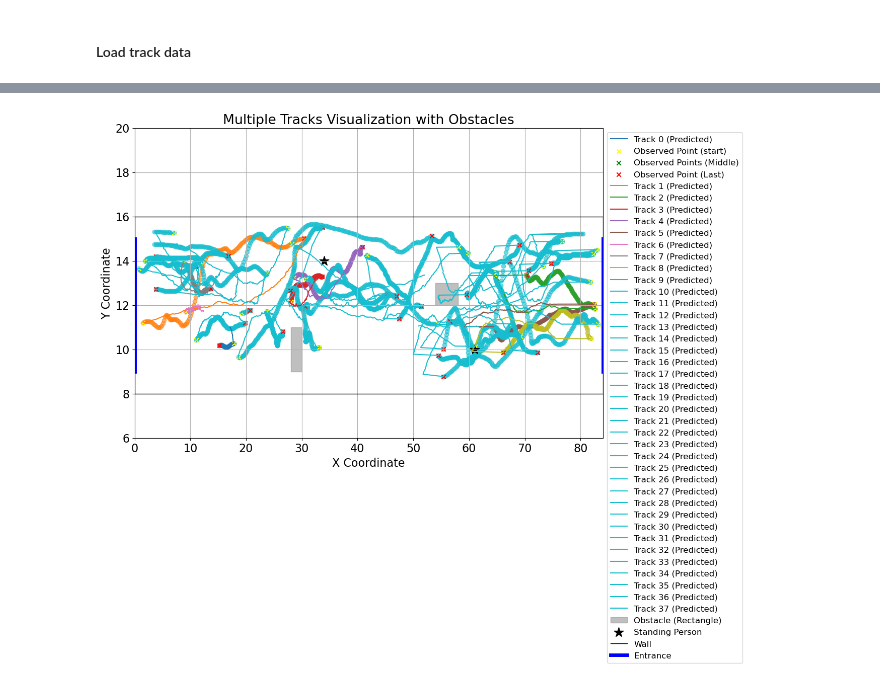
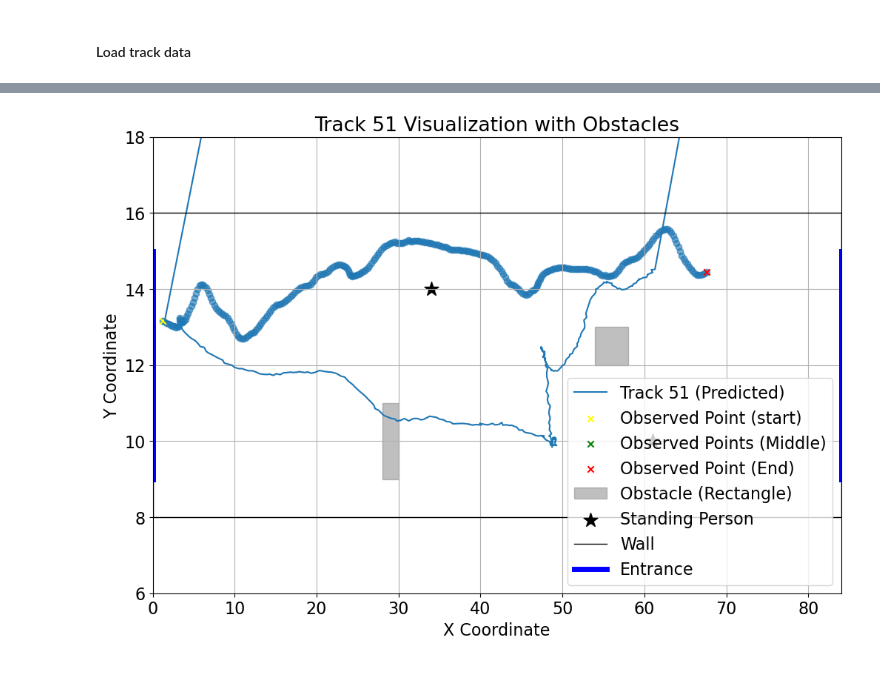
Before and after one commit to dang-qi/CSDI, a Jupyter notebook: visualize.ipynb, the cells around one changed output, grey strips where cells are left out. Saved outputs shown, nothing was run; the diff lists cells and outputs as text; code cells hidden in the pictures.

Commit message:
more changes to visualization

```diff
--- a/visualize.ipynb
+++ b/visualize.ipynb
@@ -15,7 +15,7 @@ def get_quantile(samples,q,dim=1):
 dataset = 'simulation_data'
 scenario = '1-1'
 #datafolder = 'simulation_20250305_160930' # set the folder name
-datafolder = 'simulation_20250307_113704' # set the folder name
+datafolder = 'simulation_20250307_124152' # set the folder name
 #datafolder = 'simulation_20250304_143046' # set the folder name
 nsample = 100 # number of generated sample
 
@@ -41,8 +41,8 @@ for q in qlist:
     quantiles_imp.append(get_quantile(samples, q, dim=1)*(1-all_given_np) + all_target_np * all_given_np)
 # %%
 gt_data = all_target_np
-imputed_data = quantiles_imp[2] # 0.5 quantile(median of samples)
-#imputed_data = samples.cpu().numpy()[:,99]
+#imputed_data = quantiles_imp[2] # 0.5 quantile(median of samples)
+imputed_data = samples.cpu().numpy()[:,10]
 prediction_mask = all_observed_np[:,:,0] # observed mask
 given_mask = all_given_np[:,:,0] # given mask
 # %%
@@ -82,7 +82,7 @@ def plot_track(gt_data, imputed_data, prediction_mask, given_mask, track_idx, co
     elif len(x_obs) >= 2:
         plt.scatter(x_obs[0], y_obs[0], color='yellow', marker='x', label="Observed Point (start)" if "first" not in legend_entries else None)  # First point 🟡
         plt.scatter(x_obs[1:-1], y_obs[1:-1], color='green', marker='x', label="Observed Points (Middle)" if "middle" not in legend_entries else None)  # Middle points 🟢
-        plt.scatter(x_obs[-1], y_obs[-1], color='red', marker='x', label="Observed Point (Last)" if "last" not in legend_entries else None)  # Last point 🔴
+        plt.scatter(x_obs[-1], y_obs[-1], color='red', marker='x', label="Observed Point (End)" if "last" not in legend_entries else None)  # Last point 🔴
         legend_entries.update(["first", "middle", "last"])
 
 
@@ -152,7 +152,7 @@ def visualize_all_tracks(gt_data, imputed_data, prediction_mask, given_mask, obs
 
     # Set the axis limits
     plt.xlim(0, 84)
-    plt.ylim(6, 20)
+    plt.ylim(6, 18)
 
     plt.xlabel("X Coordinate")
     plt.ylabel("Y Coordinate")
@@ -178,7 +178,7 @@ def visualize_single_track(gt_data, imputed_data, prediction_mask, given_mask, t
 
     # Set the axis limits
     plt.xlim(0, 84)
-    plt.ylim(6, 20)
+    plt.ylim(6, 18)
 
     plt.xlabel("X Coordinate")
     plt.ylabel("Y Coordinate")
@@ -189,4 +195,5 @@ def visualize_single_track(gt_data, imputed_data, prediction_mask, given_mask, t
 # %%
-visualize_all_tracks(gt_data[17:55], imputed_data[17:55], prediction_mask, given_mask, obstacles)
+track_idx = 51
+visualize_single_track(gt_data, imputed_data, prediction_mask, given_mask, track_idx, obstacles)
 # %% [output]
-[figure, old version]
+[figure, new version]
```
Also changed, not shown: parts of 2 cells of this notebook.
